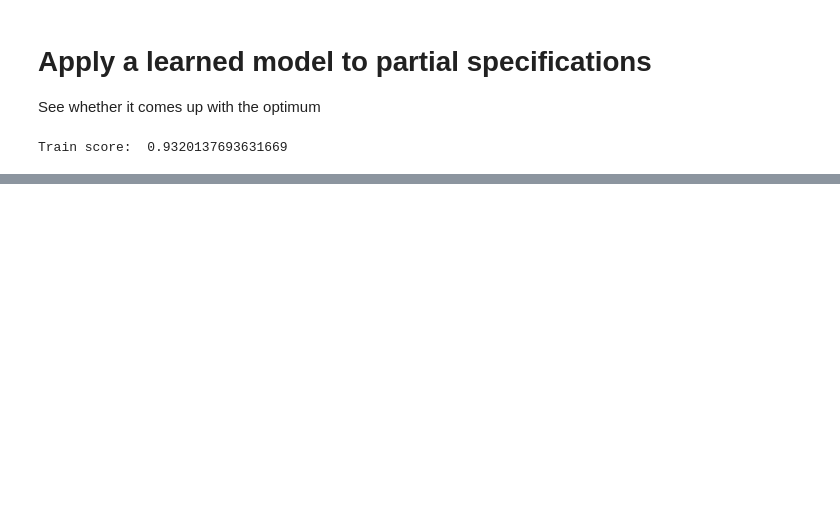
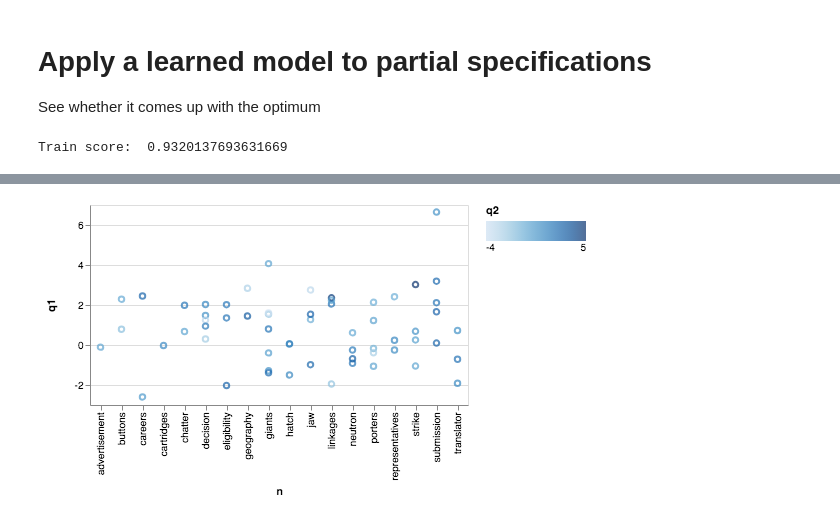
Before and after one commit to uwdata/draco, a Jupyter notebook: notebooks/Learning Experiment.ipynb, the cells around one changed output, grey strips where cells are left out. Saved outputs shown, nothing was run; the diff lists cells and outputs as text; code cells hidden in the pictures; blank space fills up the shorter version.

```diff
--- a/notebooks/Learning Experiment.ipynb
+++ b/notebooks/Learning Experiment.ipynb
@@ -158,0 +78,58 @@ VegaLite(spec)
+# %%
+cardinalities = [3, 10, 20]
+categories = [3, 30]
+entropy = [0.8, 3.9]
+tasks = ['value', 'summary']
+
+cardinality = cardinalities[2]  # 0,1,2
+num_cat = categories[0]  # 0,1
+entropy_q1 = entropy[0]  # 0,1
+entropy_q2 = entropy[0]  # 0,1
+task = tasks[1]  # 0,1
+
+
+fields = list(map(Field.from_obj, [
+    {
+      "name": "n",
+      "type": "string",
+      "entropy": 1,
+      "cardinality": cardinality,
+      "interesting": task == 'summary'
+    },
+    {
+      "name": "q1",
+      "type": "number",
+      "entropy": entropy_q1,
+      "cardinality": num_cat * cardinality,
+      "interesting": True
+    },
+    {
+      "name": "q2",
+      "type": "number",
+      "entropy": entropy_q2,
+      "cardinality": num_cat * cardinality
+    }
+]))
+spec_schema = Data(fields, num_cat * cardinality)
+spec_schema.fill_with_random_content()
+
+task = Task(spec_schema,
+            Query(
+                mark=None,
+                encodings=[
+                    Encoding(field='q1', ty='quantitative'),
+                    Encoding(field='q2', ty='quantitative'),
+                    Encoding(field='n', ty='nominal')
+                ]),
+            task=task
+           )
+
+out = run(task,
+    constants=const_dict,
+    files=['define.lp', 'generate.lp', 'test.lp', 'features.lp', 'weights.lp',
+           'assign_weights.lp', 'optimize.lp', 'output.lp', 'younghoon.lp']
+   )
+
+spec = out.to_vegalite()
+VegaLite(spec)
+# %% [output]
@@ -158,0 +137 @@ VegaLite(spec)
+[figure, added]
```
Also changed, not shown: parts of 7 cells of this notebook, 2 other files.
